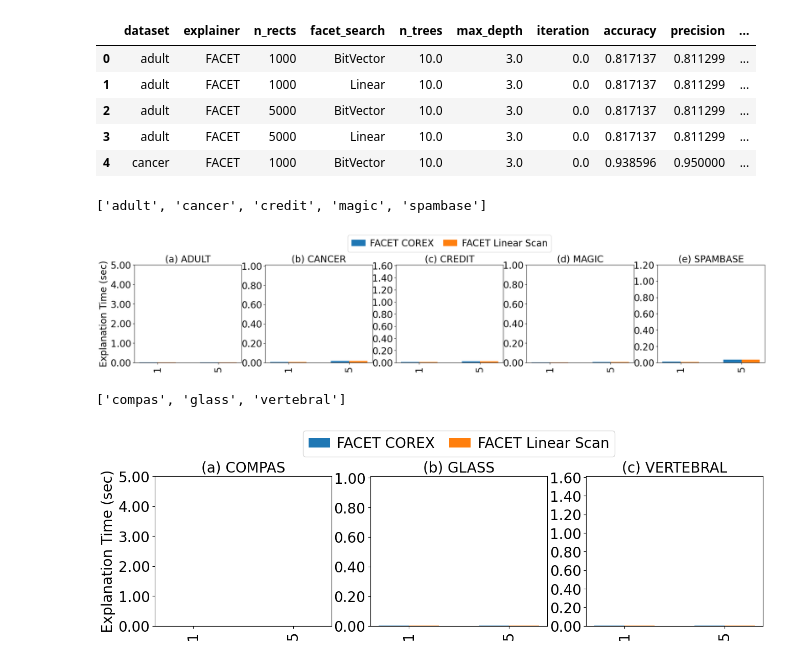
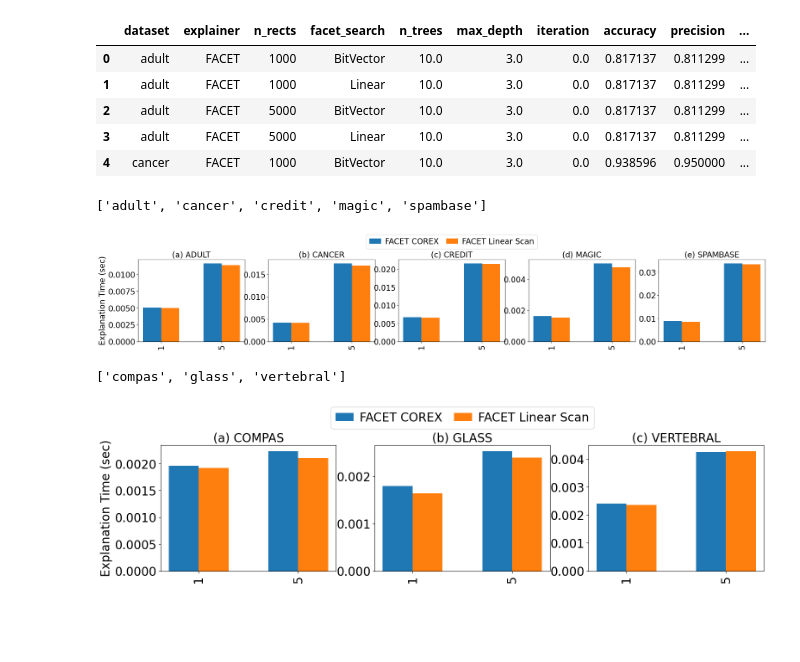
Before and after one commit to PeterVanNostrand/FACET, a Jupyter notebook: figures/index_evaluation.ipynb, the cells around one changed output. Drawn from its saved outputs; the diff is of its cells as text; code cells hidden in the pictures; blank space fills up the shorter version.

```diff
--- a/figures/index_evaluation.ipynb
+++ b/figures/index_evaluation.ipynb
@@ -215,7 +215,7 @@ datasets ['adult', 'cancer', 'compas', 'credit', 'glass', 'magic', 'spambase', '
 # %%
 def render_bar_ax(datasets, xfeature, yfeature, xlabel, ylabel, title, save_name=None, xrange=None, yrange=None, xlog=False, lloc=None, ylog=False, yticks_multi=None, yrange_multi=None, ytick_format="{:.2f}"):
     print(datasets)
-    fig = plt.figure(figsize=[2 + 5*len(datasets), 3.8])
+    fig = plt.figure(figsize=[2 + 6*len(datasets), 3.8])
     ax = fig.subplots(nrows=1, ncols=len(datasets), sharex="all") #nrows=1, ncols=5, sharex="all")
     fig.subplots_adjust(left=0.2)
 
@@ -260,20 +260,24 @@ def render_bar_ax(datasets, xfeature, yfeature, xlabel, ylabel, title, save_name
 # %%
 # ########## MAIN PAPER DATASETS - COMPARING LINEAR TO BITVECTOR
 datasets = ["adult", "cancer", "credit", "magic", "spambase"]
-yticks_multi = [np.arange(0.0, 5.5, 1), np.arange(0.0, 1.02, 0.2), np.arange(0.0, 1.8, 0.2),
-                np.arange(0, 1.3, 0.2), np.arange(0.0, 1.5, 0.2)]
-yrange_multi = [[0.0, 5.0001], [0.0, 1.01], [0.0, 1.61], [0.0, 1], [0.0, 1.2]]
+# yticks_multi = [np.arange(0.0, 5.5, 1), np.arange(0.0, 1.02, 0.2), np.arange(0.0, 1.8, 0.2),
+#                 np.arange(0, 1.3, 0.2), np.arange(0.0, 1.5, 0.2)]
+# yrange_multi = [[0.0, 5.0001], [0.0, 1.01], [0.0, 1.61], [0.0, 1], [0.0, 1.2]]
+yticks_multi = None
+yrange_multi = None
 render_bar_ax(datasets, xfeature="n_rects", yfeature="sample_time", xlabel="N Regions (thousands)", ylabel="Explanation Time (sec)", title="Explanation Time vs NRegions", save_name=fig_save_name_2, yrange_multi=yrange_multi, yticks_multi=yticks_multi)
 # %% [output]
 ['adult', 'cancer', 'credit', 'magic', 'spambase']
-[figure, old version]
+[figure, new version]
 # %%
 # ########## APPENDIX DATASETS - COMPARING LINEAR TO BITVECTOR
 datasets = ["compas", "glass", "vertebral"]
-yticks_multi = [np.arange(0.0, 5.5, 1), np.arange(0.0, 1.02, 0.2), np.arange(0.0, 1.8, 0.2),
-                np.arange(0, 1.3, 0.2), np.arange(0.0, 1.5, 0.2)]
-yrange_multi = [[0.0, 5.0001], [0.0, 1.01], [0.0, 1.61], [0.0, 1], [0.0, 1.2]]
+# yticks_multi = [np.arange(0.0, 5.5, 1), np.arange(0.0, 1.02, 0.2), np.arange(0.0, 1.8, 0.2),
+#                 np.arange(0, 1.3, 0.2), np.arange(0.0, 1.5, 0.2)]
+# yrange_multi = [[0.0, 5.0001], [0.0, 1.01], [0.0, 1.61], [0.0, 1], [0.0, 1.2]]
+yticks_multi = None
+yrange_multi = None
 render_bar_ax(datasets, xfeature="n_rects", yfeature="sample_time", xlabel="N Regions (thousands)", ylabel="Explanation Time (sec)", title="Explanation Time vs NRegions", save_name=fig_save_name_2, yrange_multi=yrange_multi, yticks_multi=yticks_multi)
 # %% [output]
 ['compas', 'glass', 'vertebral']
-[figure, old version]
+[figure, new version]
```
Also changed, not shown: 5 other files.
